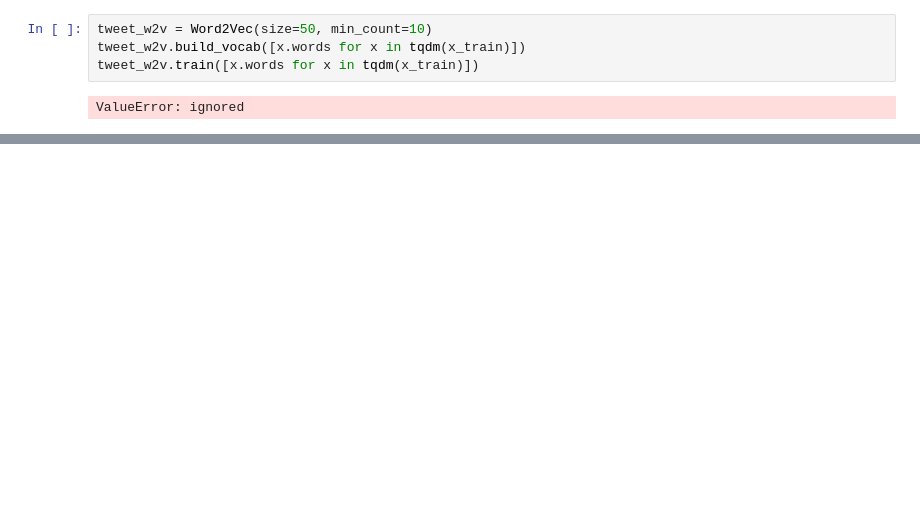
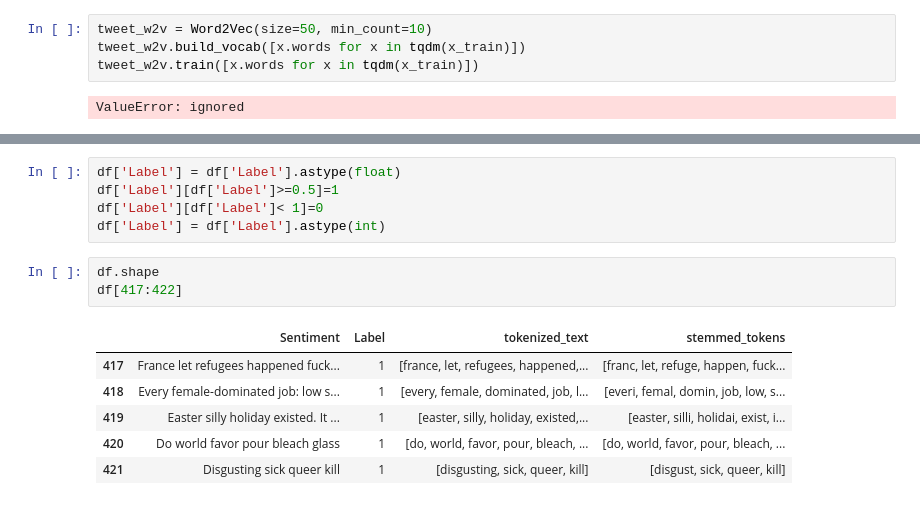
Before and after one commit to Aamirrafi/Aamirrafi.github.io, a Jupyter notebook: LogisticregressionUsingWord2Vec.ipynb, the cells around one changed output, grey strips where cells are left out. Drawn from its saved outputs; the diff is of its cells as text; blank space fills up the shorter version.

```diff
--- a/LogisticregressionUsingWord2Vec.ipynb
+++ b/LogisticregressionUsingWord2Vec.ipynb
@@ -188,0 +295,15 @@ tweet_w2v.most_similar('a')
+# %%
+df['Label'] = df['Label'].astype(float)
+df['Label'][df['Label']>=0.5]=1
+df['Label'][df['Label']< 1]=0
+df['Label'] = df['Label'].astype(int)
+# %%
+df.shape
+df[417:422]
+# %% [output]
+|  | Sentiment | Label | tokenized_text | stemmed_tokens |
+| 417 | France let refugees happened fuck... | 1 | [france, let, refugees, happened,... | [franc, let, refuge, happen, fuck... |
+| 418 | Every female-dominated job: low s... | 1 | [every, female, dominated, job, l... | [everi, femal, domin, job, low, s... |
+| 419 | Easter silly holiday existed. It ... | 1 | [easter, silly, holiday, existed,... | [easter, silli, holidai, exist, i... |
+| 420 | Do world favor pour bleach glass | 1 | [do, world, favor, pour, bleach, ... | [do, world, favor, pour, bleach, ... |
+| 421 | Disgusting sick queer kill | 1 | [disgusting, sick, queer, kill] | [disgust, sick, queer, kill] |
```
Also changed, not shown: parts of 36 cells of this notebook.
